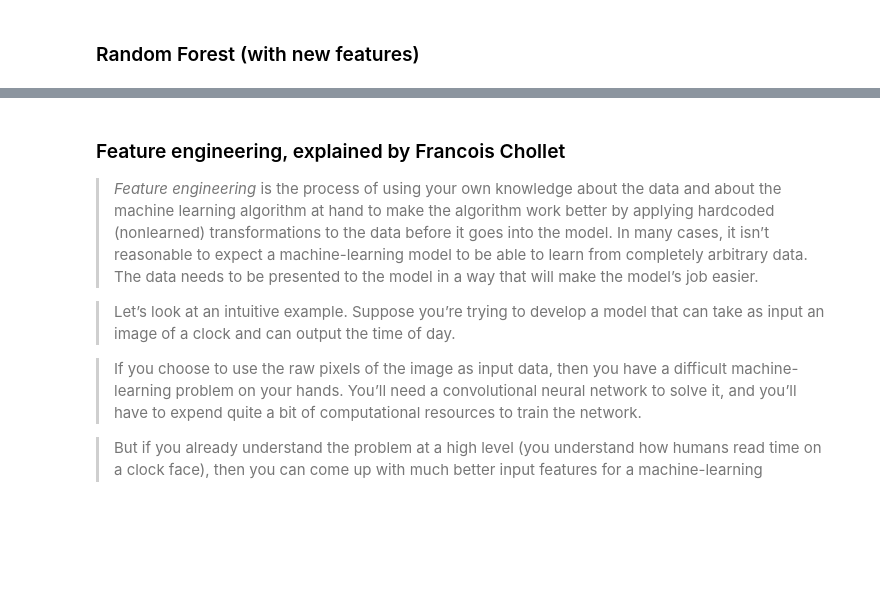
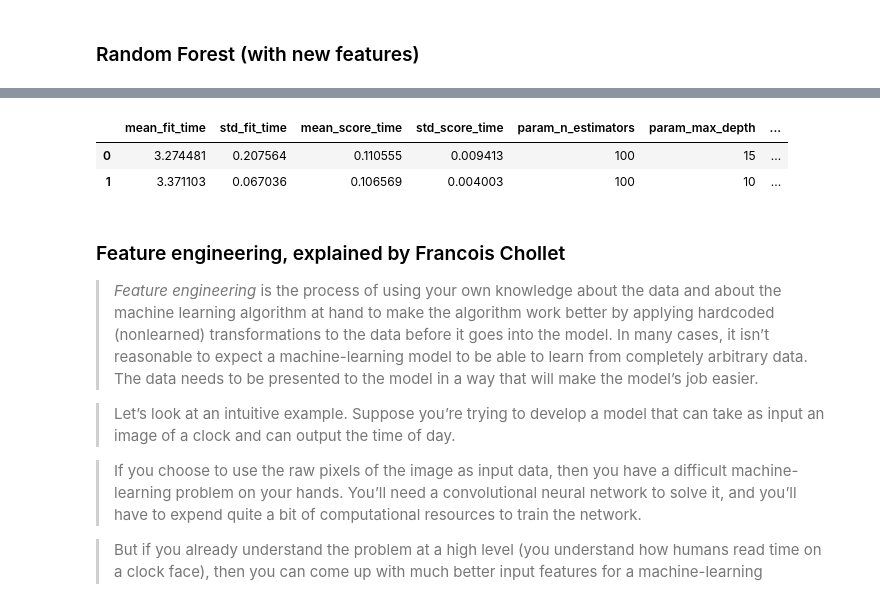
Before and after one commit to LambdaSchool/DS-Unit-2-Sprint-4-Practicing-Understanding, a Jupyter notebook: module1-hyperparameter-optimization/LS_DS_241_Hyperparameter_Optimization.ipynb, the cells around one changed output, grey strips where cells are left out. Saved outputs shown, nothing was run; the diff lists cells and outputs as text; code cells hidden in the pictures; blank space fills up the shorter version.

```diff
--- a/module1-hyperparameter-optimization/LS_DS_241_Hyperparameter_Optimization.ipynb
+++ b/module1-hyperparameter-optimization/LS_DS_241_Hyperparameter_Optimization.ipynb
@@ -453,0 +452,19 @@ pd.DataFrame(scores)
+# %%
+param_distributions = {
+    'n_estimators': [100],
+    'max_depth': [5, 10, 15],
+    'criterion': ['mae']
+}
+
+gridsearch = RandomizedSearchCV(
+    RandomForestRegressor(n_jobs=-1, random_state=42),
+    param_distributions=param_distributions,
+    n_iter=2,
+    cv=3,
+    scoring='neg_mean_absolute_error',
+    verbose=10,
+    return_train_score=True,
+    n_jobs=-1
+)
+
+gridsearch.fit(X_train, y_train)
@@ -454,3 +490,9 @@ pd.DataFrame(scores)
+# %%
+pd.DataFrame(gridsearch.cv_results_).sort_values(by='rank_test_score')
+# %% [output]
+|  | mean_fit_time | std_fit_time | mean_score_time | std_score_time | param_n_estimators | param_max_depth | ... |
+| 0 | 3.274481 | 0.207564 | 0.110555 | 0.009413 | 100 | 15 | ... |
+| 1 | 3.371103 | 0.067036 | 0.106569 | 0.004003 | 100 | 10 | ... |
 # %% [markdown]
 
 ### Feature engineering, explained by Francois Chollet
```
Also changed, not shown: parts of 14 cells of this notebook.
